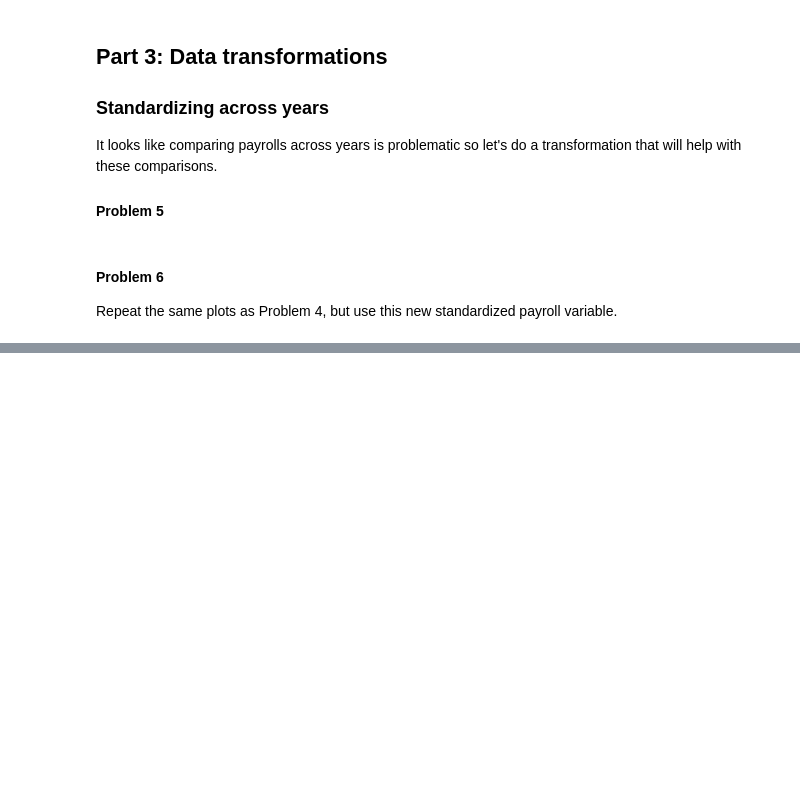
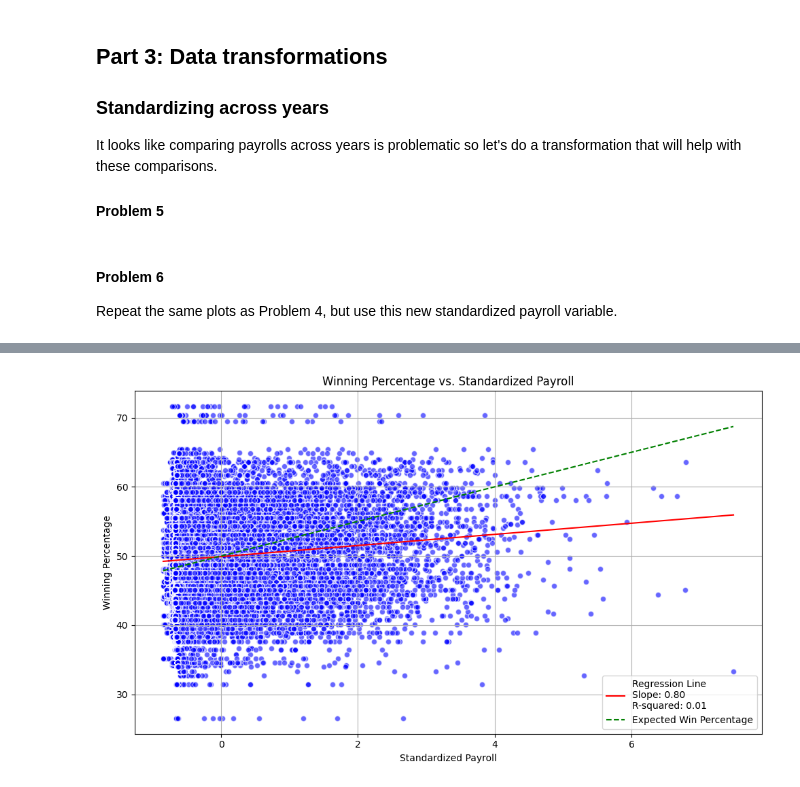
Before and after one commit to diegolopez2002/proj2, a Jupyter notebook: proj2.ipynb, the cells around one changed output, grey strips where cells are left out. Cells and saved outputs as stored; diff of their text form; code cells hidden in the pictures; blank space fills up the shorter version.

```diff
--- a/proj2.ipynb
+++ b/proj2.ipynb
@@ -345,0 +428,61 @@ Repeat the same plots as Problem 4, but use this new standardized payroll variab
+# %%
+def standardize_payroll(row):
+    year = row['yearID']
+    mean = mean_payroll_by_year[year]
+    std = std_payroll_by_year[year]
+    payroll = row['total_payroll']
+    standardized_payroll = (payroll - mean) / std if std != 0 else 0
+    return standardized_payroll
+
+conn = sqlite3.connect("lahman2014.sqlite")
+
+start_year = 1990
+end_year = 2014
+
+query_data = f"""
+SELECT
+    t.teamID,
+    t.yearID,
+    CASE
+        WHEN t.G = 0 THEN NULL
+        ELSE (t.W * 1.0 / t.G) * 100.0
+    END AS winning_percentage,
+    s.salary AS total_payroll
+FROM
+    Teams t
+LEFT JOIN Salaries s
+ON t.teamID = s.teamID AND t.yearID = s.yearID
+WHERE
+    t.yearID BETWEEN {start_year} AND {end_year};
+"""
+
+data = pd.read_sql(query_data, conn)
+mean_payroll_by_year = data.groupby('yearID')['total_payroll'].mean()
+std_payroll_by_year = data.groupby('yearID')['total_payroll'].std()
+data['standardized_payroll'] = data.apply(standardize_payroll, axis=1)
+mean_winning_by_standardized_payroll = data.groupby('standardized_payroll')['winning_percentage'].mean()
+mean_winning_by_standardized_payroll = mean_winning_by_standardized_payroll.reset_index()
+
+# Create scatter plot
+plt.figure(figsize=(10, 6))
+plt.scatter(data['standardized_payroll'], data['winning_percentage'], c='blue', alpha=0.6, edgecolors='w')
+
+slope, intercept, r_value, p_value, std_err = linregress(data['standardized_payroll'], data['winning_percentage'])
+line_x = np.linspace(data['standardized_payroll'].min(), data['standardized_payroll'].max(), 100)
+line_y = intercept + slope * line_x
+plt.plot(line_x, line_y, color='red', label=f'Regression Line\nSlope: {slope:.2f}\nR-squared: {r_value**2:.2f}')
+expected_win = 50 + 2.5 * line_x
+
+plt.plot(line_x, expected_win, '--', color='green', label='Expected Win Percentage')
+
+plt.xlabel('Standardized Payroll')
+plt.ylabel('Winning Percentage')
+plt.title('Winning Percentage vs. Standardized Payroll')
+plt.legend()
+plt.grid(True)
+plt.tight_layout()
+plt.show()
+
+conn.close()
+# %% [output]
+[figure, added]
```
Also changed, not shown: parts of 8 cells of this notebook.
